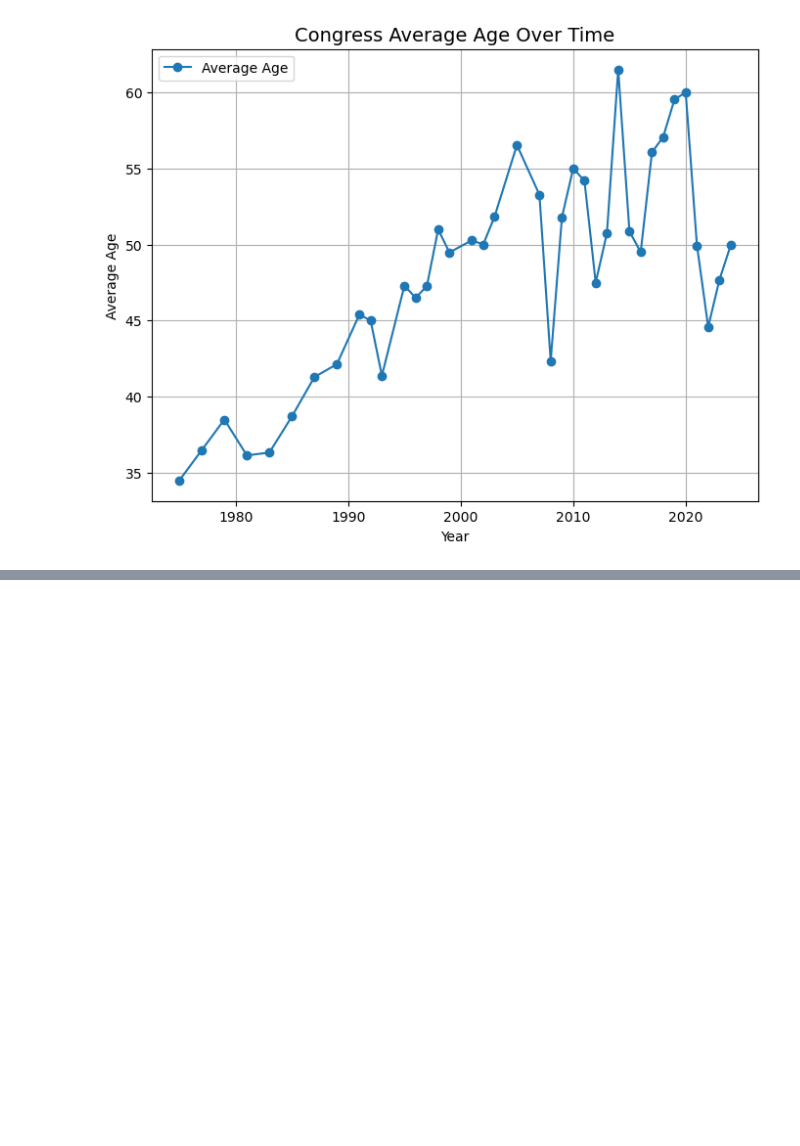
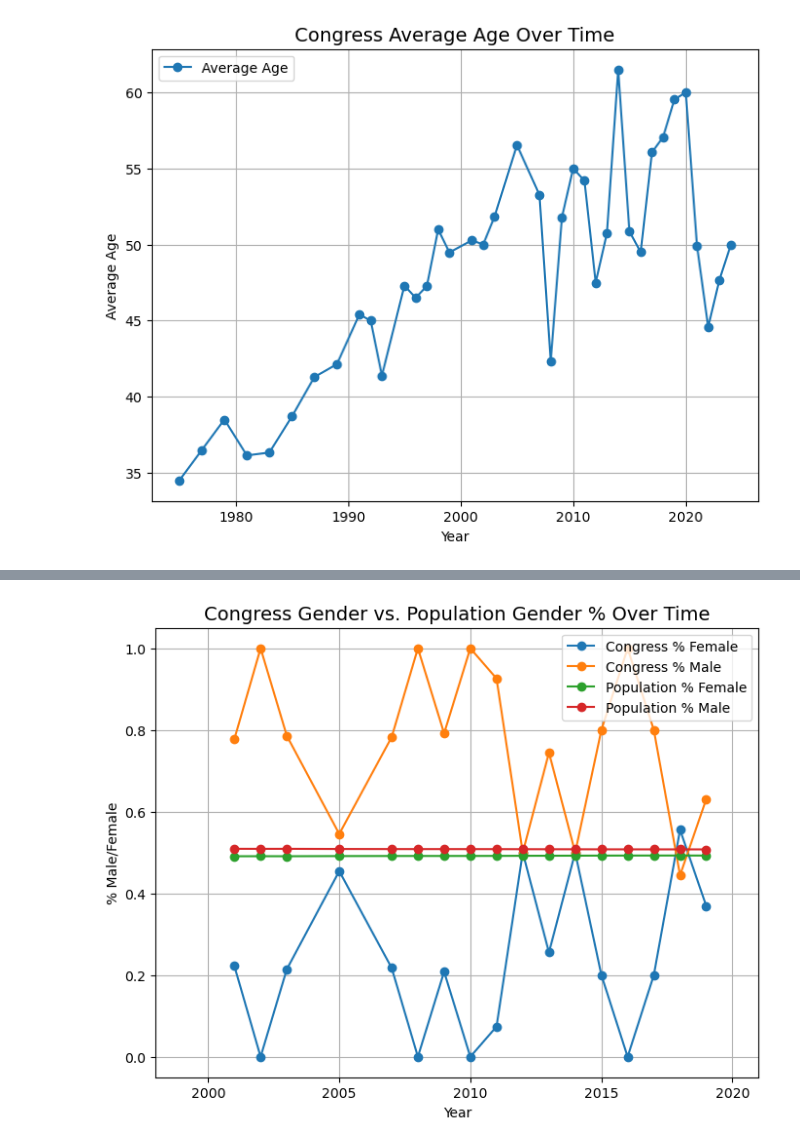
Before and after one commit to UC-Berkeley-I-School/project2_tom_quach_krishnan_adelman, a Jupyter notebook: DataLoad.ipynb, the cells around one changed output, grey strips where cells are left out. Cells and saved outputs as stored; diff of their text form; code cells hidden in the pictures; blank space fills up the shorter version.

```diff
--- a/DataLoad.ipynb
+++ b/DataLoad.ipynb
@@ -560,2 +623,57 @@ TypeError: Invalid comparison between dtype=datetime64[ns] and int
+# %%
+''' CONGRESS VS POPULATION GENDER BY YEAR '''
+def group_gender_start(df):
+    df['age_at_start'] = df.apply(lambda row: (row['start'] - row['birthday']).days // 365, axis=1)
+
+    # Extract year from the start date
+    df['year'] = df['start'].dt.year
+
+    # Group by year and gender
+    grouped = df.groupby(['year', 'gender']).size().reset_index(name='count')
+
+    # Total count per year
+    total_by_year = grouped.groupby('year')['count'].transform('sum')
+
+    # Calculate percentage for each gender within a year
+    grouped['percent'] = (grouped['count'] / total_by_year)
+
+    # Pivot for male and female percentages
+    pivoted = grouped.pivot(index='year', columns='gender', values='percent').fillna(0)
+
+    # Optionally rename columns for clarity
+    pivoted.columns = [f"percent_{col}" for col in pivoted.columns]
+
+    # Reset index for final output
+    pivoted = pivoted.reset_index()
+
+    return pivoted
+
+inc_age_gender = group_gender_start(grouped_incumbent)
+inc_age_gender
+
+inc_age_gender = inc_age_gender[inc_age_gender['year'] >= 1999]
+inc_age_gender = inc_age_gender[inc_age_gender['year'] <= 2019]
+combined_gender_over_time = pd.merge(inc_age_gender[['year', 'percent_F', 'percent_M']], filtered_pop[['Year','% Male Population', '% Female Population']], left_on='year', right_on='Year')
+
+# Create Line Plot
+plt.figure(figsize=(8, 6))
+plt.plot(combined_gender_over_time['year'], combined_gender_over_time['percent_F'], marker='o', label='Congress % Female')
+plt.plot(combined_gender_over_time['year'], combined_gender_over_time['percent_M'], marker='o', label='Congress % Male')
+plt.plot(combined_gender_over_time['year'], combined_gender_over_time['% Male Population'], marker='o', label='Population % Female')
+plt.plot(combined_gender_over_time['year'], combined_gender_over_time['% Female Population'], marker='o', label='Population % Male')
+
+# Add Labels and Title
+plt.xlabel('Year')
+plt.ylabel('% Male/Female')
+plt.title('Congress Gender vs. Population Gender % Over Time', fontsize=14)
+plt.legend()
+plt.grid(True)
+# plt.xticks(inc_avg_over_time['year'])
+plt.xlim(1998, 2021)
+
+# Show Plot
+plt.show()
+# %% [output]
+[figure, added]
 # %%
 ##Chad test cell
```
Also changed, not shown: parts of 7 cells of this notebook.
